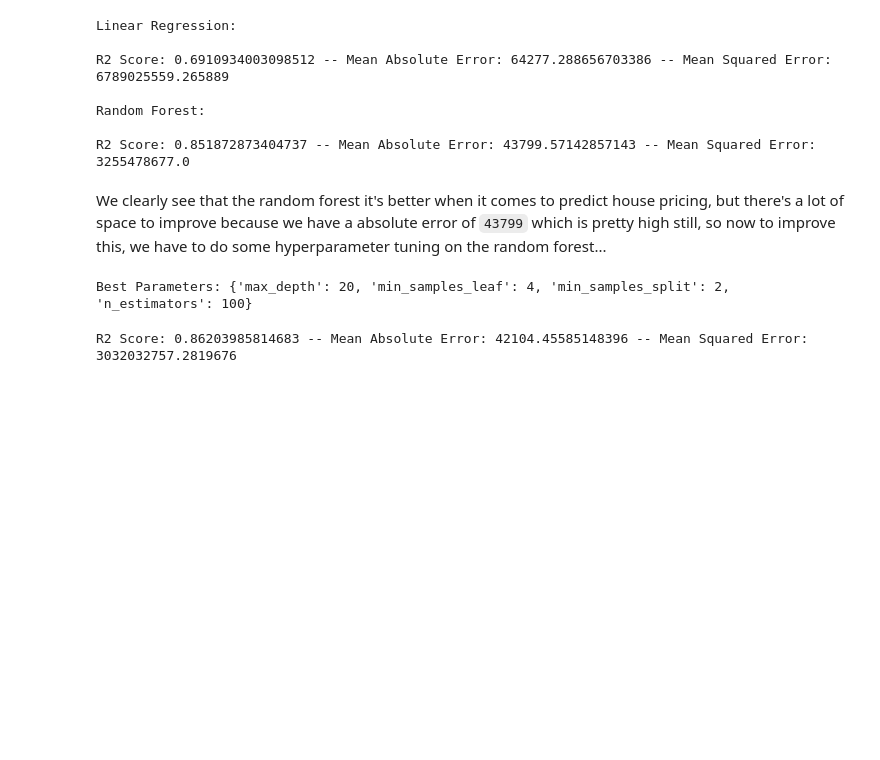
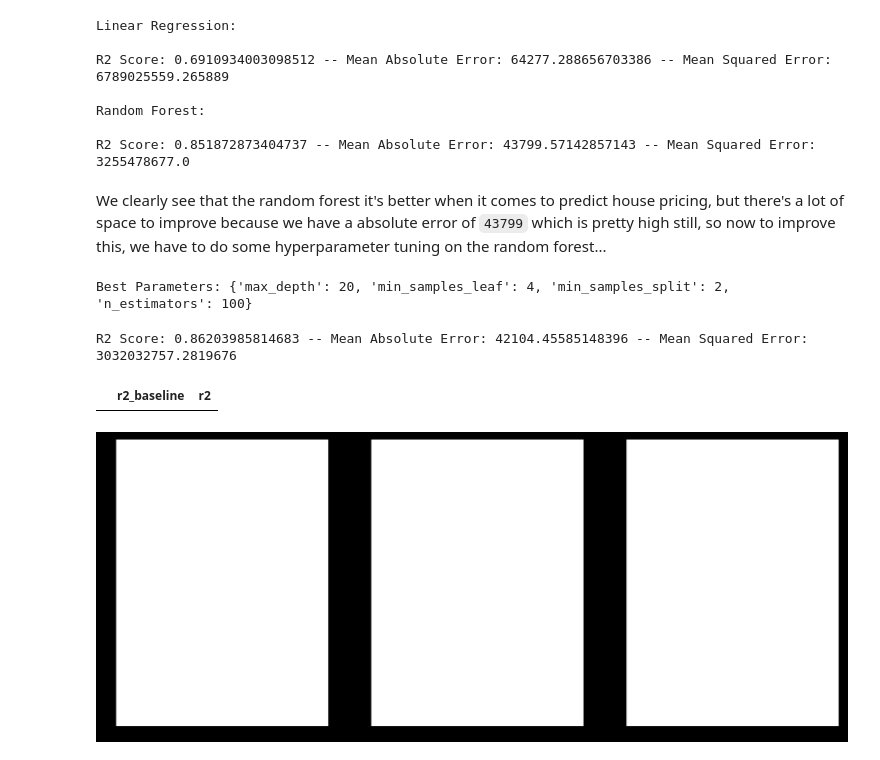
Before and after one commit to imelinc/housing-prices-project, a Jupyter notebook: housing-project.ipynb, the cells around one changed output. Cells and saved outputs as stored; diff of their text form; code cells hidden in the pictures; blank space fills up the shorter version.

Commit message:
Plotting the differences

```diff
--- a/housing-project.ipynb
+++ b/housing-project.ipynb
@@ -241,3 +241,9 @@ mse = mean_squared_error(y_test, y_preds_gs_model)
 print(f"R2 Score: {r2} -- Mean Absolute Error: {mae} -- Mean Squared Error: {mse}")
 # %% [output]
 R2 Score: 0.86203985814683 -- Mean Absolute Error: 42104.45585148396 -- Mean Squared Error: 3032032757.2819676
+# %%
+# Lets plot the difference between the baseline model and the tuned model
+fig, (ax1, ax2, ax3) = plt.subplots(ncols=3, nrows=1, figsize = (20,8), facecolor = "#000000")
+# %% [output]
+|  | r2_baseline | r2 |
+[figure, added]
```
